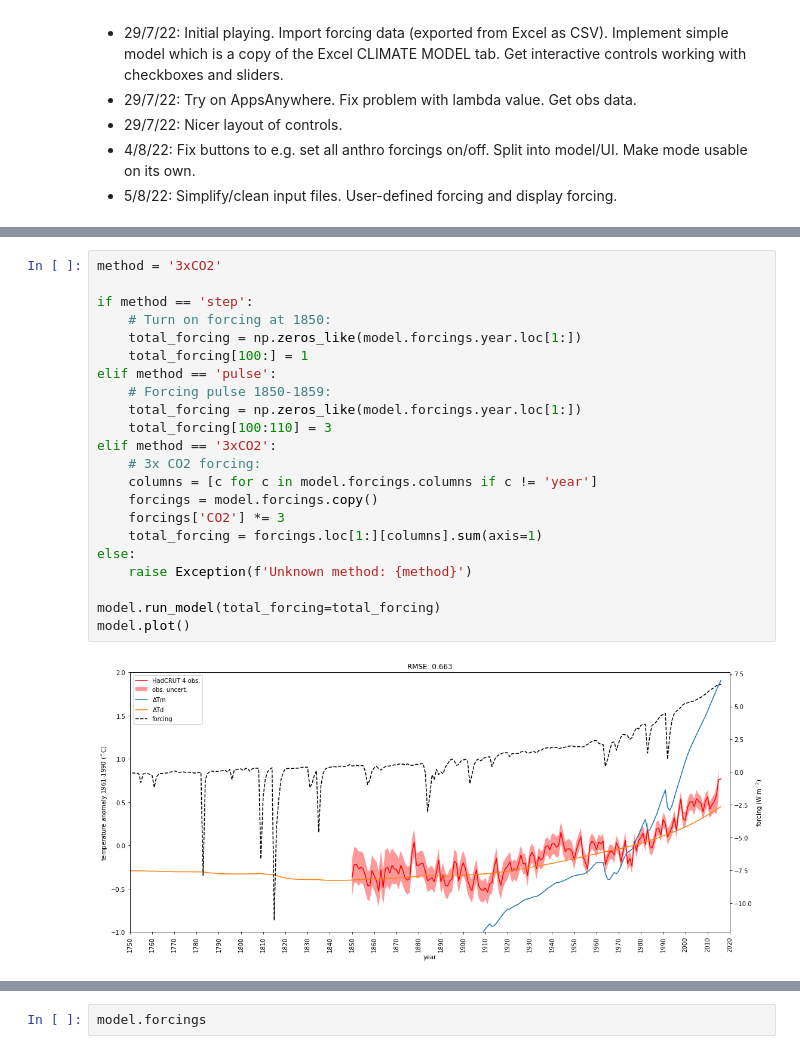
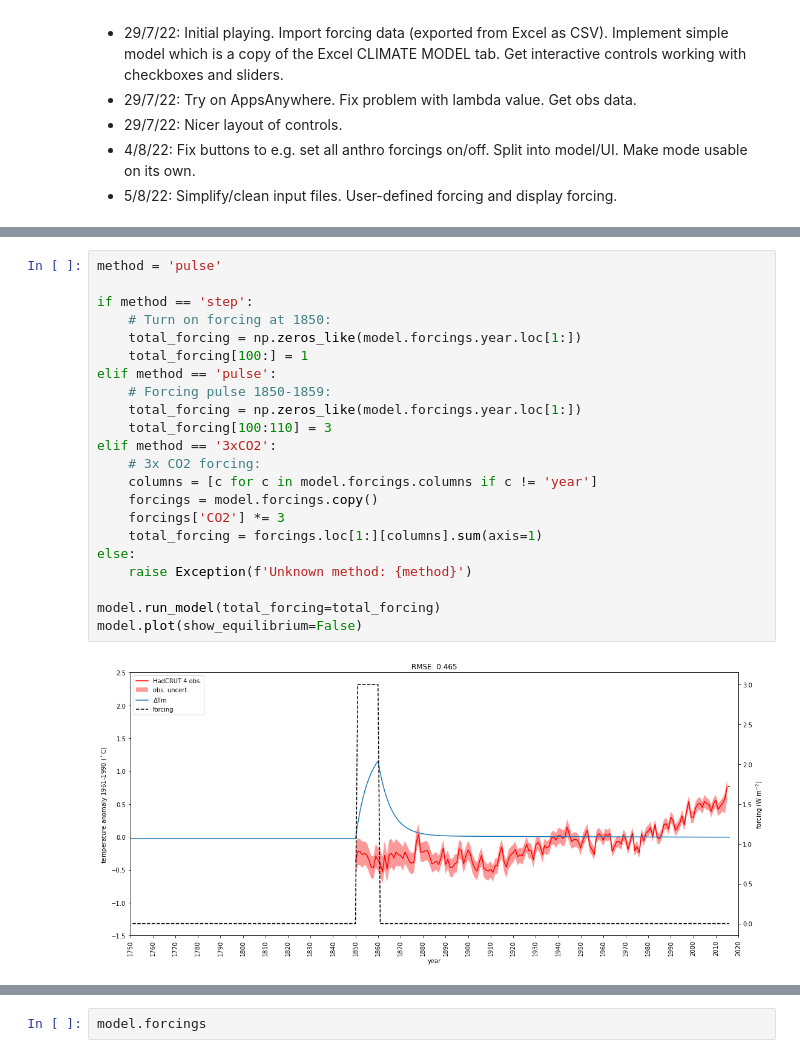
Before and after one commit to markmuetz/two_layer_ocean_climate_model, a Jupyter notebook: climate_model_experimentation.ipynb, the cells around one changed output, grey strips where cells are left out. Drawn from its saved outputs; the diff is of its cells as text.

```diff
--- a/climate_model_experimentation.ipynb
+++ b/climate_model_experimentation.ipynb
@@ -50,29 +50,29 @@ ui.display()
 VBox(children=(Dropdown(description='Future scenaro:', layout=Layout(grid_area='widget001'), options=(None, 'S…
 [interactive output not drawn]
 # %%
-method = '3xCO2'
+method = 'pulse'
 
 if method == 'step':
     # Turn on forcing at 1850:
     total_forcing = np.zeros_like(model.forcings.year.loc[1:])
     total_forcing[100:] = 1
 elif method == 'pulse':
     # Forcing pulse 1850-1859:
     total_forcing = np.zeros_like(model.forcings.year.loc[1:])
     total_forcing[100:110] = 3
 elif method == '3xCO2':
     # 3x CO2 forcing:
     columns = [c for c in model.forcings.columns if c != 'year']
     forcings = model.forcings.copy()
     forcings['CO2'] *= 3
     total_forcing = forcings.loc[1:][columns].sum(axis=1)
 else:
     raise Exception(f'Unknown method: {method}')
 
 model.run_model(total_forcing=total_forcing)
-model.plot()
+model.plot(show_equilibrium=False)
 # %% [output]
-[figure, old version]
+[figure, new version]
 # %%
 fig, ax = plt.subplots()
 fig.set_size_inches((18, 8))
```
Also changed, not shown: parts of 1 cell of this notebook, 6 other files.
